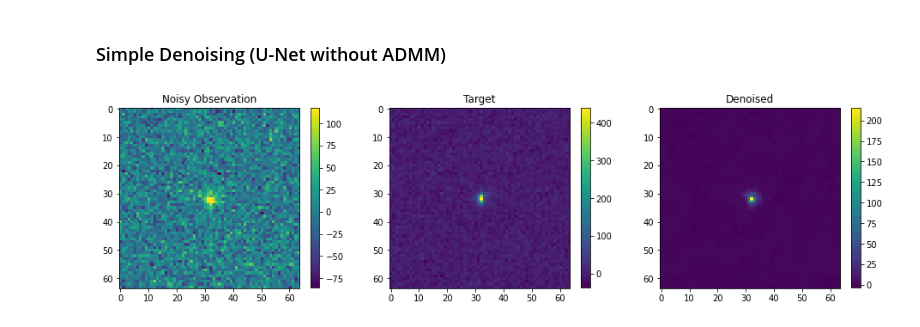
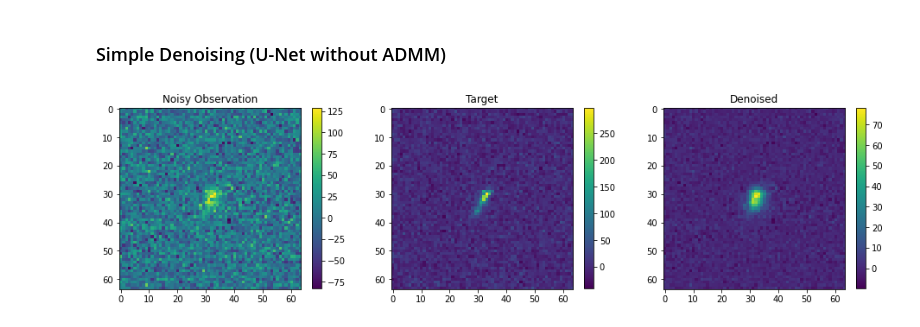
Before and after one commit to utsav-akhaury/PnP-ADMM, a Jupyter notebook: ADMM_tf_UNet.ipynb, the cells around one changed output. Drawn from its saved outputs; the diff is of its cells as text; code cells hidden in the pictures.

```diff
--- a/ADMM_tf_UNet.ipynb
+++ b/ADMM_tf_UNet.ipynb
@@ -548,24 +570,24 @@ Minimum NMSE = 0.8351249694824219 (at [2] iterations)
 # %% [markdown]
 ### Simple Denoising (U-Net without ADMM)
 # %%
-test_ind = 3
+test_ind = 7
 
 gal_denoise = tf.expand_dims(tf.expand_dims(np.squeeze(batch[0][test_ind]), axis=0), axis=-1)
 gal_denoise = tf.squeeze(model(tf.cast(gal_denoise, tf.float32)))
 
 plt.figure(figsize=(16,16))
 plt.subplot(131)
 plt.title('Noisy Observation')
 plt.imshow(np.squeeze(batch[0][test_ind]))
 plt.colorbar(shrink=0.24)
 plt.subplot(132)
 plt.title('Target')
 plt.imshow(np.squeeze(batch[1][test_ind]))
 plt.colorbar(shrink=0.24)
 plt.subplot(133)
 plt.title('Denoised')
 plt.imshow(gal_denoise)
 plt.colorbar(shrink=0.24)
 plt.show()
 # %% [output]
-[figure, old version]
+[figure, new version]
```
Also changed, not shown: parts of 11 cells of this notebook.
